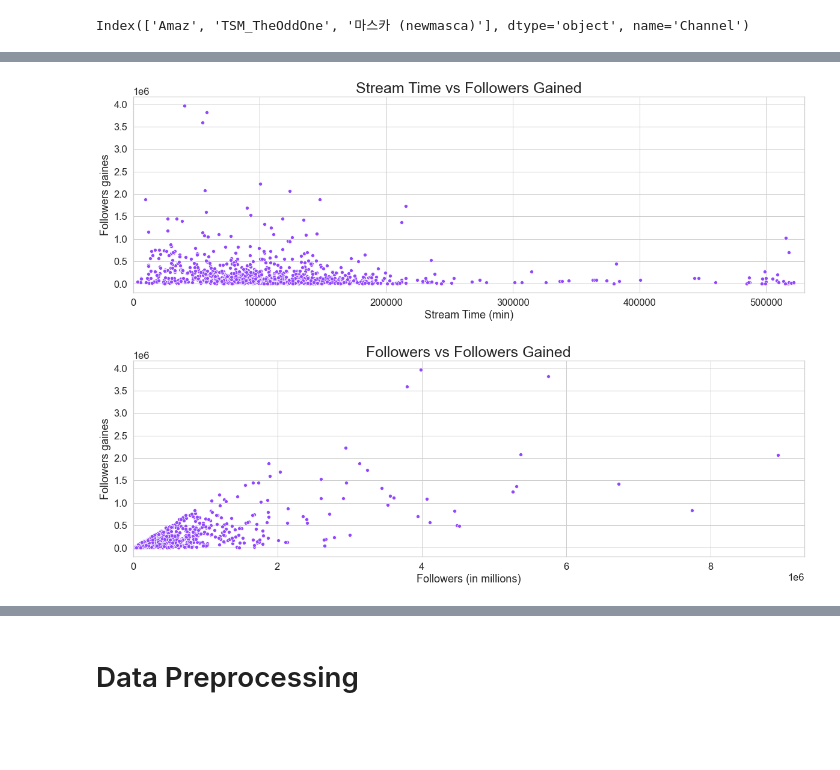
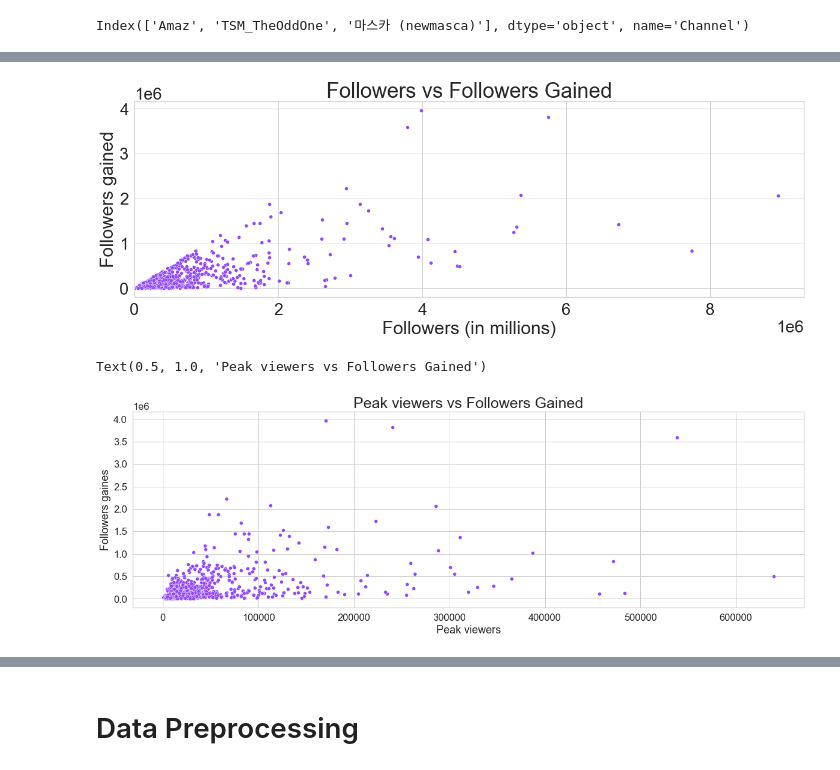
Before and after one commit to oklena/Live_Stream_Data_Analysis, a Jupyter notebook: notebooks/final/final_notebook.ipynb, the cells around one changed output, grey strips where cells are left out. Cells and saved outputs as stored; diff of their text form; code cells hidden in the pictures; blank space fills up the shorter version.

Commit message:
final notebook

```diff
--- a/notebooks/final/final_notebook.ipynb
+++ b/notebooks/final/final_notebook.ipynb
@@ -133,3 +136,14 @@ df_twitch = df_twitch.drop(df_twitch_drop)
 # clean data
 
 df_twitch.to_csv('../../data/clean/CleanData.csv')
+# %%
+# Plot Target Distribution
+
+plt.figure(figsize=(15, 6))
+sns.set(context = 'notebook', style = 'whitegrid', font_scale = 2.0)
+
+target_dist = sns.histplot(df_twitch['Stream time(minutes)'], color = "#9146ff")
+target_dist.set(xlabel='Stream time (Minutes)', title='Stream Time Distribution', yticks=[])
+
+#plt.savefig("../../reports/figures/Stream_time_dist.png", bbox_inches='tight', dpi=500)
+plt.show()
@@ -136,26 +152,24 @@ df_twitch.to_csv('../../data/clean/CleanData.csv')
 # %%
 # Scatter plot
 plt.figure(figsize=(20, 6))
-sns.set(context = 'notebook', style = 'whitegrid', font_scale = 1.5)
+sns.set(context = 'notebook', style = 'whitegrid', font_scale = 2.5)
 
-line = sns.scatterplot(x='Stream time(minutes)', y='Followers gained', data=df_twitch,  color = "#9146ff")
-line.set(xlabel='Stream Time (min)', ylabel='Followers gaines')
-line.set_title('Stream Time vs Followers Gained', fontdict={'fontsize': 25})
-plt.xlim(left=0, right=5.3e5)
+line = sns.scatterplot(x='Followers', y='Followers gained', data=df_twitch,  color = "#9146ff")
+line.set(xlabel='Followers (in millions)', ylabel='Followers gained')
+line.set_title('Followers vs Followers Gained', fontdict={'fontsize': 35})
+plt.xlim(left=0, right=9.3e6)
 
-#plt.savefig("../../reports/figures/StreamTimevsFollowersgained.png", bbox_inches='tight', dpi=500)
+#plt.savefig("../../reports/figures/FollowersvsFollowersgained.png", bbox_inches='tight', dpi=500)
 # %% [output]
-[figure, old version]
+[figure, new version]
 # %%
 # Scatter plot
 plt.figure(figsize=(20, 6))
 sns.set(context = 'notebook', style = 'whitegrid', font_scale = 1.5)
 
-line = sns.scatterplot(x='Followers', y='Followers gained', data=df_twitch,  color = "#9146ff")
-line.set(xlabel='Followers (in millions)', ylabel='Followers gaines')
-line.set_title('Followers vs Followers Gained', fontdict={'fontsize': 25})
-plt.xlim(left=0, right=9.3e6)
-
-#plt.savefig("../../reports/figures/FollowersvsFollowersgained.png", bbox_inches='tight', dpi=500)
+ax = sns.scatterplot(x='Peak viewers', y='Followers gained', data=df_twitch,  color = "#9146ff")
+ax.set(xlabel='Peak viewers', ylabel='Followers gaines')
+ax.set_title('Peak viewers vs Followers Gained', fontdict={'fontsize': 25})
 # %% [output]
+Text(0.5, 1.0, 'Peak viewers vs Followers Gained')
-[figure, old version]
+[figure, new version]
```
Also changed, not shown: parts of 32 cells of this notebook.
